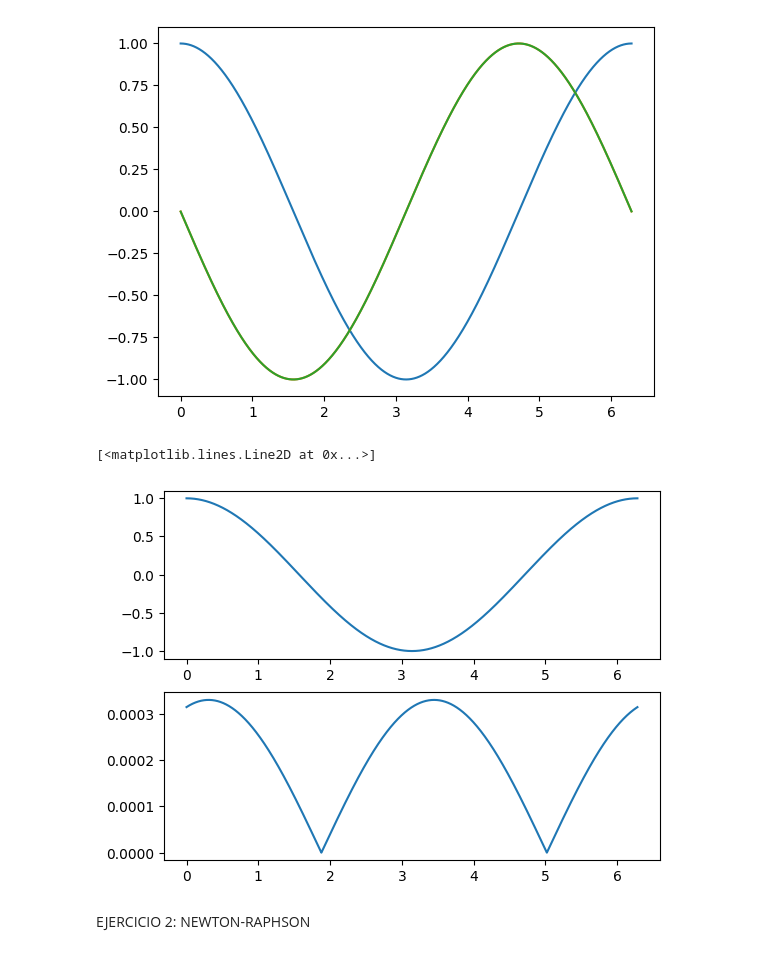
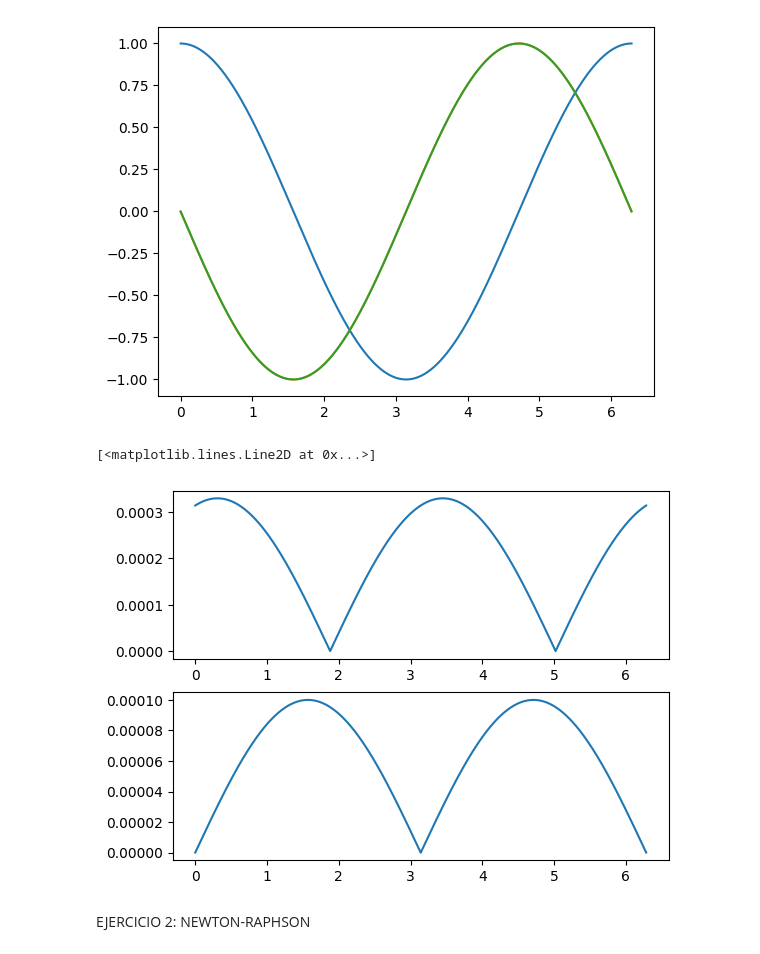
Before and after one commit to jmtg-GH/herramientas-computacionales-python, a Jupyter notebook: semana_02_Integracion_y_Derivacion_python/codigo/TorresGuevaraJuanManuel_S2C2_derivacion_numerica_NewtonRaphson02_2024.ipynb, the cells around one changed output. Cells and saved outputs as stored; diff of their text form; code cells hidden in the pictures.

```diff
--- a/semana_02_Integracion_y_Derivacion_python/codigo/TorresGuevaraJuanManuel_S2C2_derivacion_numerica_NewtonRaphson02_2024.ipynb
+++ b/semana_02_Integracion_y_Derivacion_python/codigo/TorresGuevaraJuanManuel_S2C2_derivacion_numerica_NewtonRaphson02_2024.ipynb
@@ -73,15 +73,16 @@ plt.plot(x[1:-1],central_difference, label="central_difference")
 # %%
 # 2d). Haga una grafica con dos subplots (uno por cada metodo) del error |(valor numérico - valor analitico) en el intervalo.
 
 fig, (ax1, ax2) = plt.subplots(2,1)
 
 error_forward_difference = np.abs(forward_difference-(-np.sin(x[:-1])))
+error_central_difference = np.abs(central_difference-(-np.sin(x[1:-1])))
 
-ax1.plot(x,fx)
-ax2.plot(x[:-1],error_forward_difference)
+ax1.plot(x[:-1],error_forward_difference)
+ax2.plot(x[1:-1],error_central_difference)
 # %% [output]
 [<matplotlib.lines.Line2D at 0x...>]
-[figure, old version]
+[figure, new version]
 # %%
 # 2e). Implemente el algoritmo que le permita calcular la segunda derivada de la función en el intervalo 0 a 2pi. Haga una gráfica de la función y su segunda derivada.
 # %%
```
